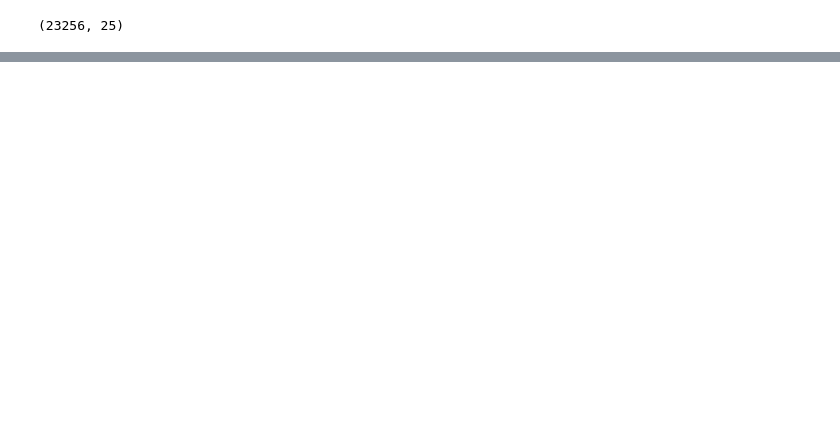
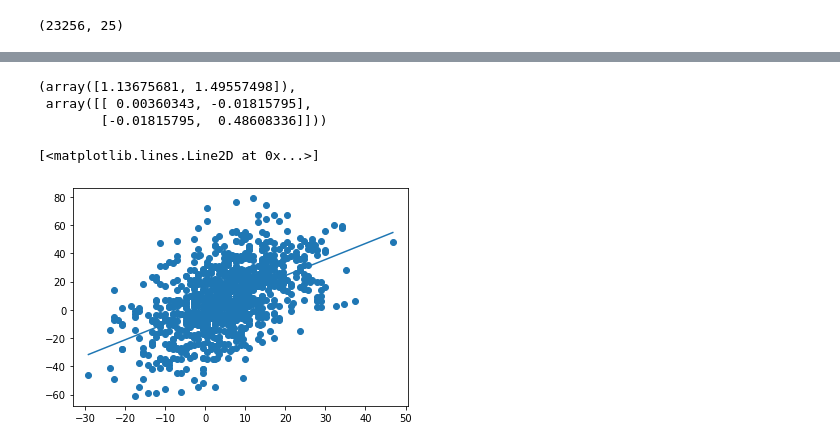
Before and after one commit to rymuelle/cfb, a Jupyter notebook: notebooks/tuning_win_loss_whr.ipynb, the cells around one changed output, grey strips where cells are left out. Cells and saved outputs as stored; diff of their text form; code cells hidden in the pictures; blank space fills up the shorter version.

```diff
--- a/notebooks/tuning_win_loss_whr.ipynb
+++ b/notebooks/tuning_win_loss_whr.ipynb
@@ -102,0 +171,16 @@ correct_prediction_list
+# %%
+x,y = pred_mov_list_list[5],mov_list_list[5]
+popt,pcov = curve_fit(linear_func,x,y)
+popt, pcov
+# %% [output]
+(array([1.13675681, 1.49557498]),
+ array([[ 0.00360343, -0.01815795],
+        [-0.01815795,  0.48608336]]))
+# %%
+x_space = np.linspace(np.min(x), np.max(x),100)
+y_pred = linear_func(x_space,*popt)
+plt.scatter(x,y)
+plt.plot(x_space,y_pred)
+# %% [output]
+[<matplotlib.lines.Line2D at 0x...>]
+[figure, added]
```
Also changed, not shown: parts of 16 cells of this notebook.
